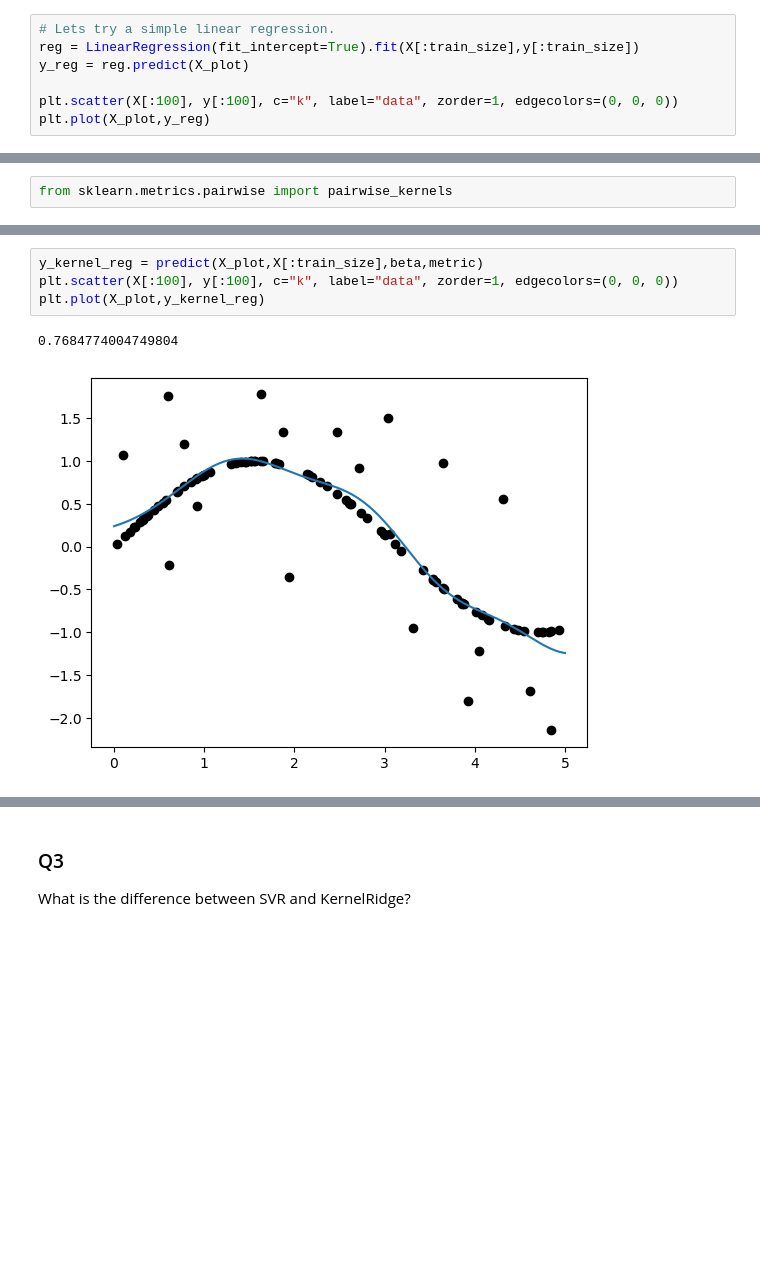
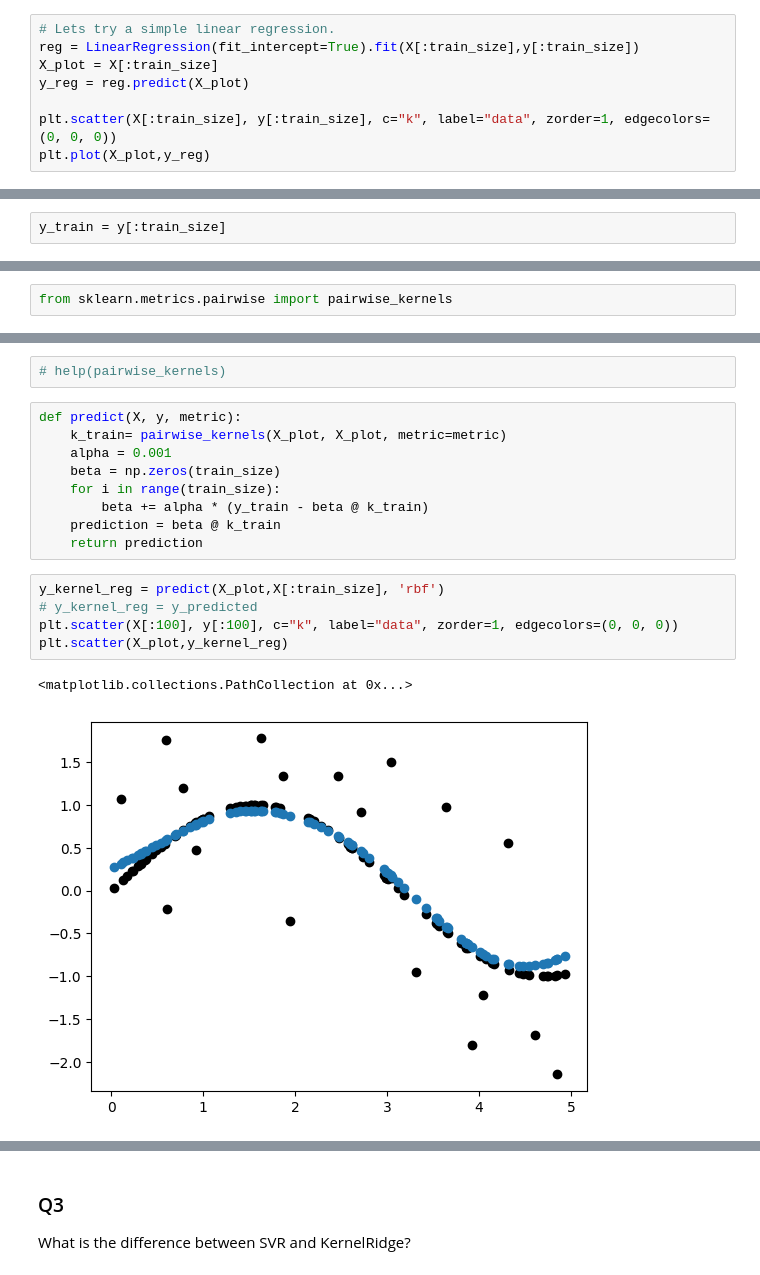
Before and after one commit to Hrsh-Venket/CS-1390-Intro-to-Machine-Learning, a Jupyter notebook: code_for_lab/kernel_regression.ipynb, the cells around one changed output, grey strips where cells are left out. Drawn from its saved outputs; the diff is of its cells as text; blank space fills up the shorter version.

```diff
--- a/code_for_lab/kernel_regression.ipynb
+++ b/code_for_lab/kernel_regression.ipynb
@@ -56,8 +57,9 @@ from sklearn.kernel_ridge import KernelRidge
 # %%
 # Lets try a simple linear regression.
 reg = LinearRegression(fit_intercept=True).fit(X[:train_size],y[:train_size])
+X_plot = X[:train_size]
 y_reg = reg.predict(X_plot)
 
-plt.scatter(X[:100], y[:100], c="k", label="data", zorder=1, edgecolors=(0, 0, 0))
+plt.scatter(X[:train_size], y[:train_size], c="k", label="data", zorder=1, edgecolors=(0, 0, 0))
 plt.plot(X_plot,y_reg)
 # %% [output]
@@ -65,0 +68,2 @@ plt.plot(X_plot,y_reg)
+# %%
+y_train = y[:train_size]
@@ -121,10 +91,22 @@ pairwise_kernels(X, Y=None, metric='linear', *, filter_params=False, n_jobs=None
+# %%
+# help(pairwise_kernels)
+# %%
+def predict(X, y, metric):
+    k_train= pairwise_kernels(X_plot, X_plot, metric=metric)
+    alpha = 0.001
+    beta = np.zeros(train_size)
+    for i in range(train_size):
+        beta += alpha * (y_train - beta @ k_train)
+    prediction = beta @ k_train
+    return prediction
 # %%
-y_kernel_reg = predict(X_plot,X[:train_size],beta,metric)
+y_kernel_reg = predict(X_plot,X[:train_size], 'rbf')
+# y_kernel_reg = y_predicted
 plt.scatter(X[:100], y[:100], c="k", label="data", zorder=1, edgecolors=(0, 0, 0))
-plt.plot(X_plot,y_kernel_reg)
+plt.scatter(X_plot,y_kernel_reg)
 # %% [output]
-0.7684774004749804
+<matplotlib.collections.PathCollection at 0x...>
-[figure, old version]
+[figure, new version]
 # %%
 #another way of doing kernel regression is to use sklearn
 kreg = KernelRidge(kernel="rbf", gamma=0.1)
```
Also changed, not shown: parts of 15 cells of this notebook, 4 other files.
